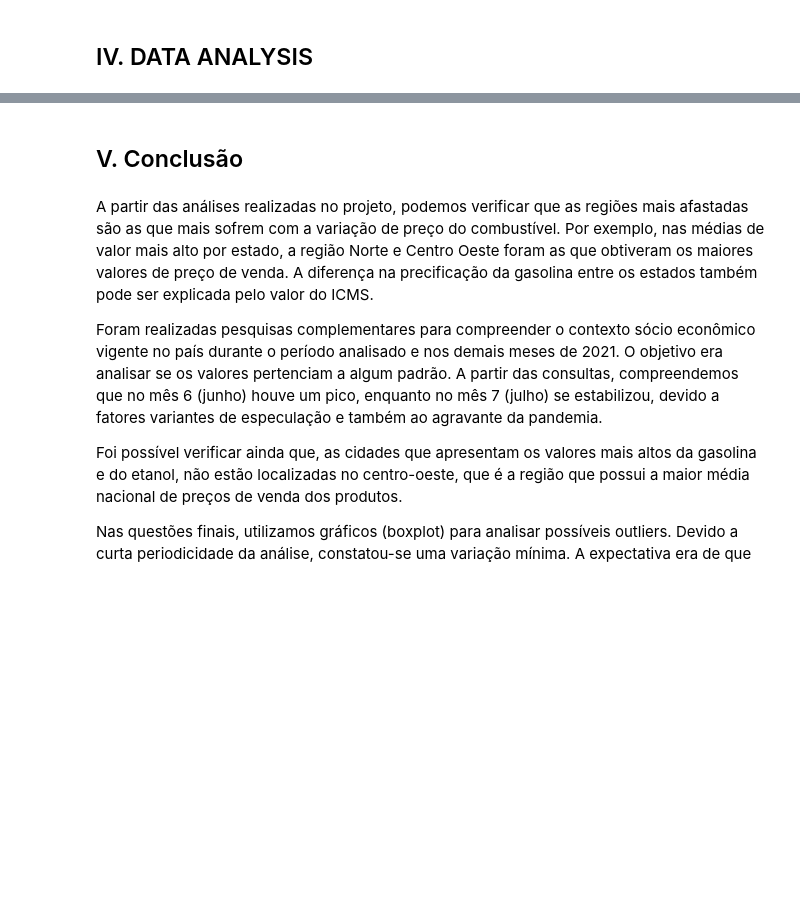
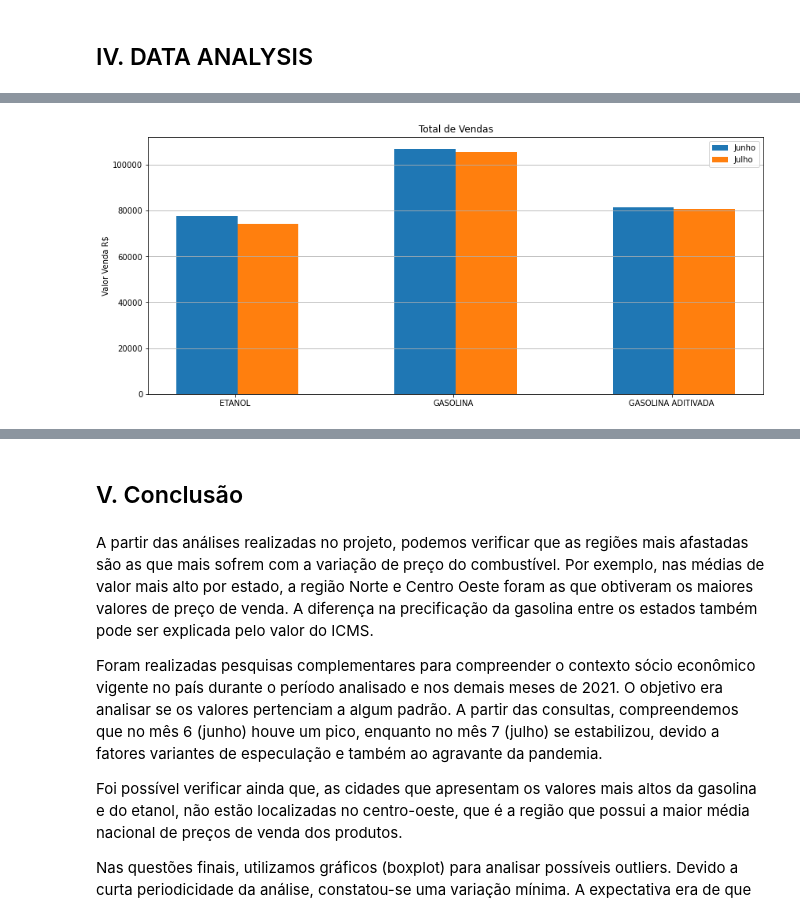
Before and after one commit to jonathaslkc/Projeto_Modulo_IV, a Jupyter notebook: projeto_modulo4_pandas.ipynb, the cells around one changed output, grey strips where cells are left out. Drawn from its saved outputs; the diff is of its cells as text; code cells hidden in the pictures; blank space fills up the shorter version.

```diff
--- a/projeto_modulo4_pandas.ipynb
+++ b/projeto_modulo4_pandas.ipynb
@@ -534,0 +328,15 @@ Notamos que os valores, diferentemente da gasolina que era abaixo do valor médi
+# %%
+#Total da venda quase que equipararam
+wid = 0.28
+r1 = np.arange(len(gasol07['Produto'].unique()))
+r2 = [x + wid for x in r1]
+plt.bar(r1, gasol06.groupby(['Produto'])['Valor de Venda'].sum(), width = wid, label = 'Junho')
+plt.bar(r2, gasol07.groupby(['Produto'])['Valor de Venda'].sum(), width = wid, label = 'Julho')
+plt.xticks([r - 0.15 + wid for r in range(len(gasol07['Produto'].unique()))], gasol07['Produto'].sort_values().unique())
+plt.title('Total de Vendas')
+plt.ylabel('Valor Venda R$')
+plt.legend()
+plt.grid(axis = 'y')
+plt.show()
+# %% [output]
+[figure, added]
```
Also changed, not shown: parts of 153 cells of this notebook.
